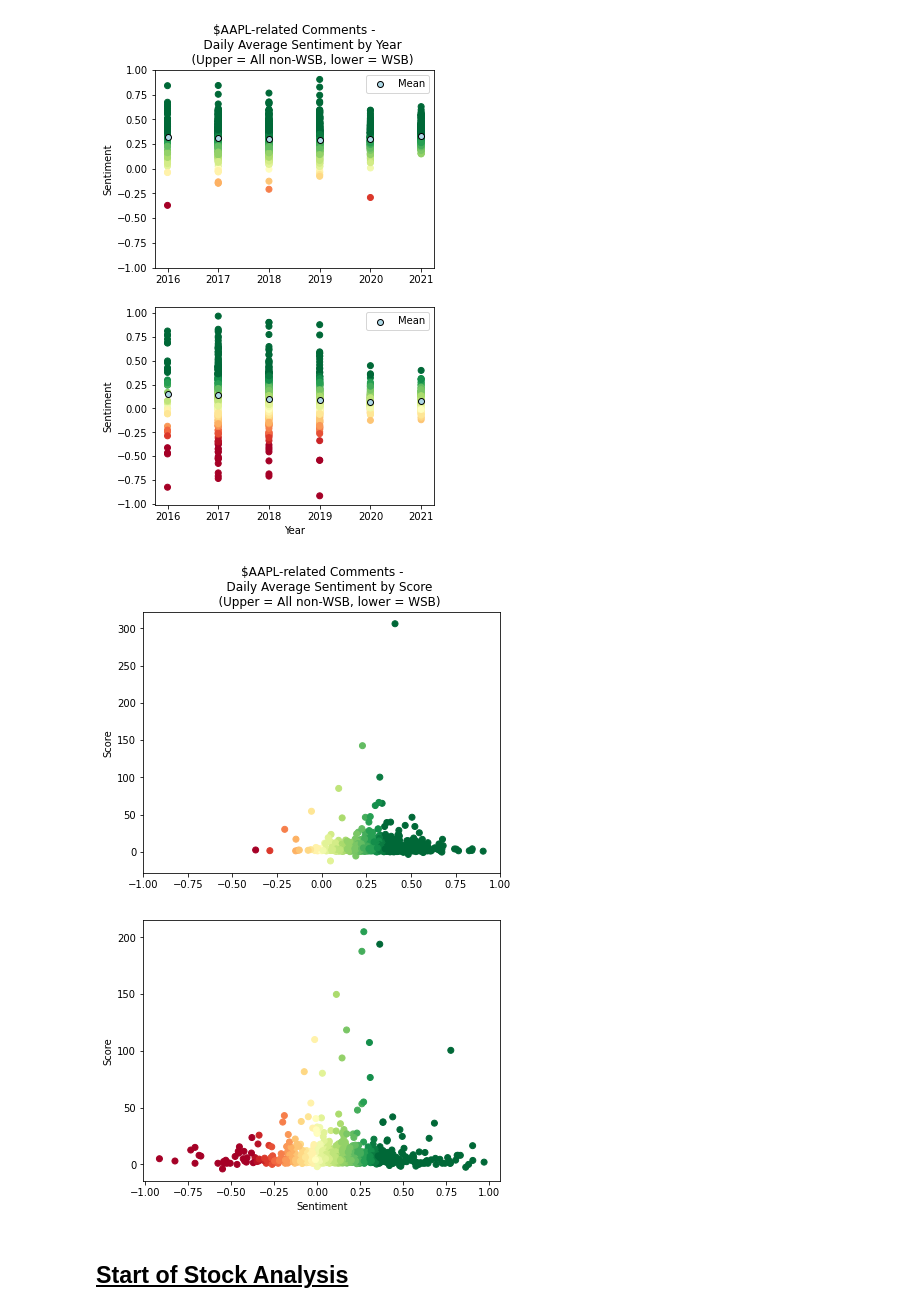
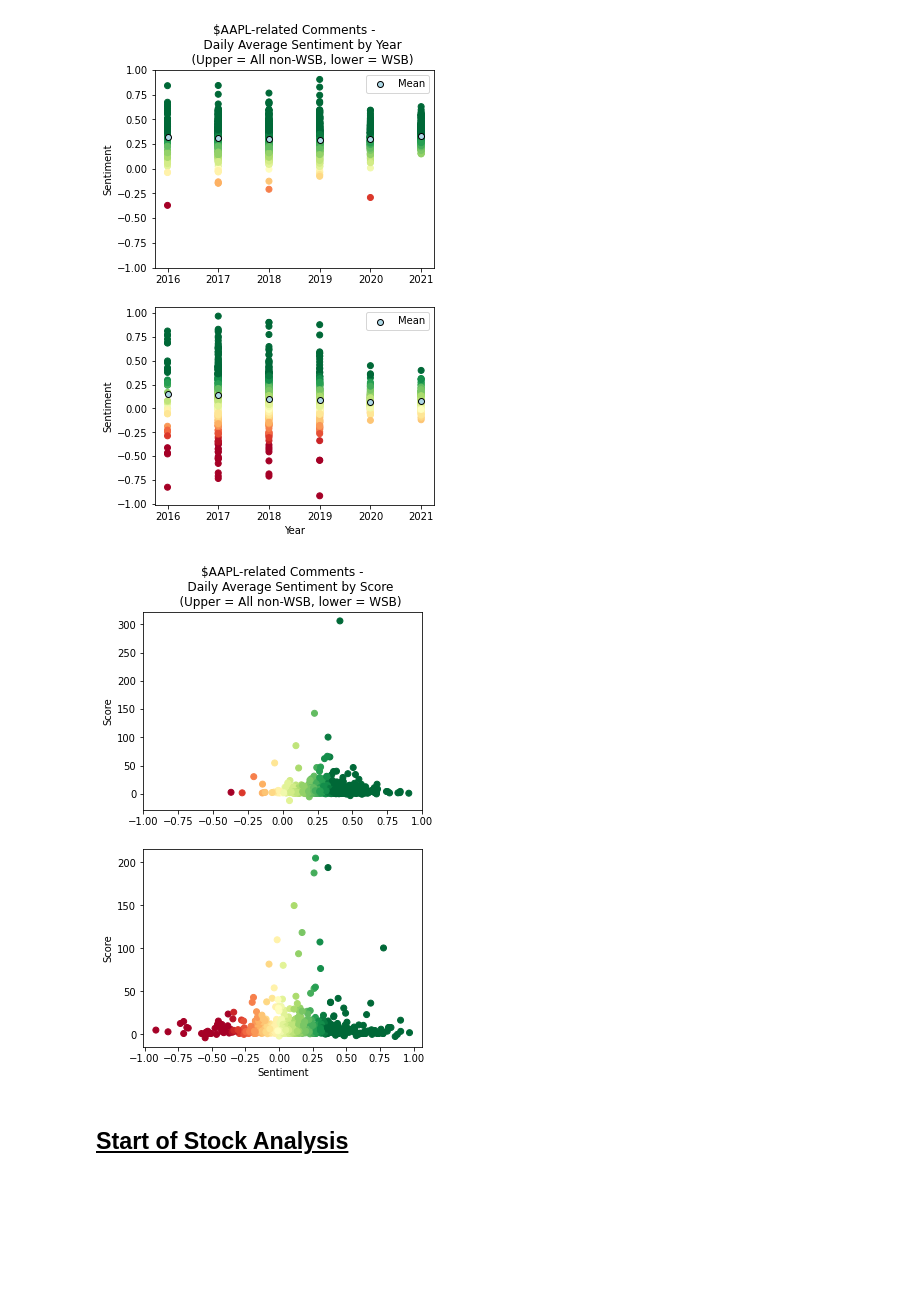
Before and after one commit to JackIHill/DataAnalytics, a Jupyter notebook: Independent/AAPL Analysis/AAPL Stock+Reddit Analysis.ipynb, the cells around one changed output. Cells and saved outputs as stored; diff of their text form; code cells hidden in the pictures; blank space fills up the shorter version.

Commit message:
refactor sentiment graph creation

```diff
--- a/Independent/AAPL Analysis/AAPL Stock+Reddit Analysis.ipynb
+++ b/Independent/AAPL Analysis/AAPL Stock+Reddit Analysis.ipynb
@@ -624,32 +624,27 @@ plt.show()
 # %% [output]
 [figure]
 # %%
-fig, ax = plt.subplots()
-fig, ax2 = plt.subplots()
+fig, ax = plt.subplots(2, 1, figsize=(5, 8))
 
-ax.scatter(sentiment_clean['sentiment'],
-            sentiment_clean['score'],
-            c=sentiment_clean['sentiment'], norm=norm, cmap=cmap,)
+for i, df in enumerate([sentiment_clean, sentiment_wsb]):
+    ax[i].scatter(
+        df['sentiment'],
+        df['score'],
+        c=df['sentiment'], norm=norm, cmap=cmap,)
 
-ax2.scatter(sentiment_wsb['sentiment'],
-            sentiment_wsb['score'],
-            c=sentiment_wsb['sentiment'], norm=norm, cmap=cmap)
+    ax[i].set_xticks(np.arange(-1, 1.2, 0.25))
+    ax[i].set_ylabel('Score')
 
-for axs in [ax, ax2]:
-    axs.set_xticks(np.arange(-1, 1.2, 0.25))
-    axs.set_ylabel('Score')
+ax[1].set_xlabel('Sentiment')
 
-ax2.set_xlabel('Sentiment')
-
-ax.set_title(
+ax[0].set_title(
     '''$AAPL-related Comments -
     Daily Average Sentiment by Score
     (Upper = All non-WSB, lower = WSB)''')
 
 plt.show()
 # %% [output]
-[figure, old version]
+[figure, new version]
-[figure, removed]
 # %% [markdown]
 ## <ins>Start of Stock Analysis</ins>
 # %% [markdown]
```
